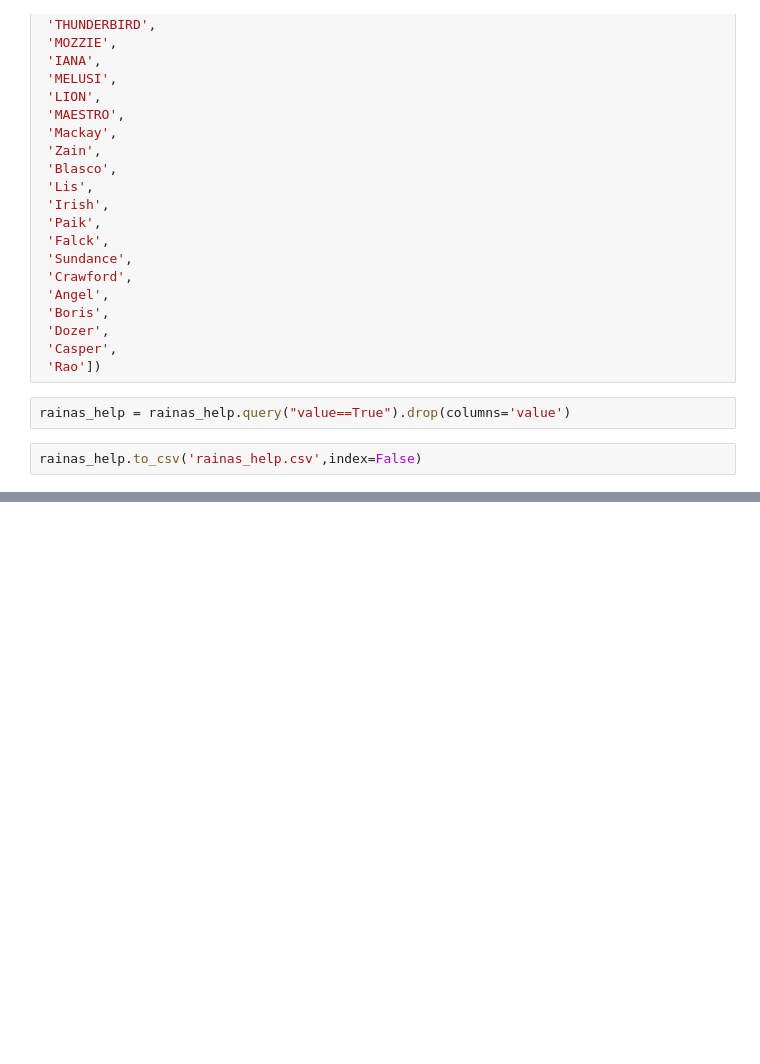
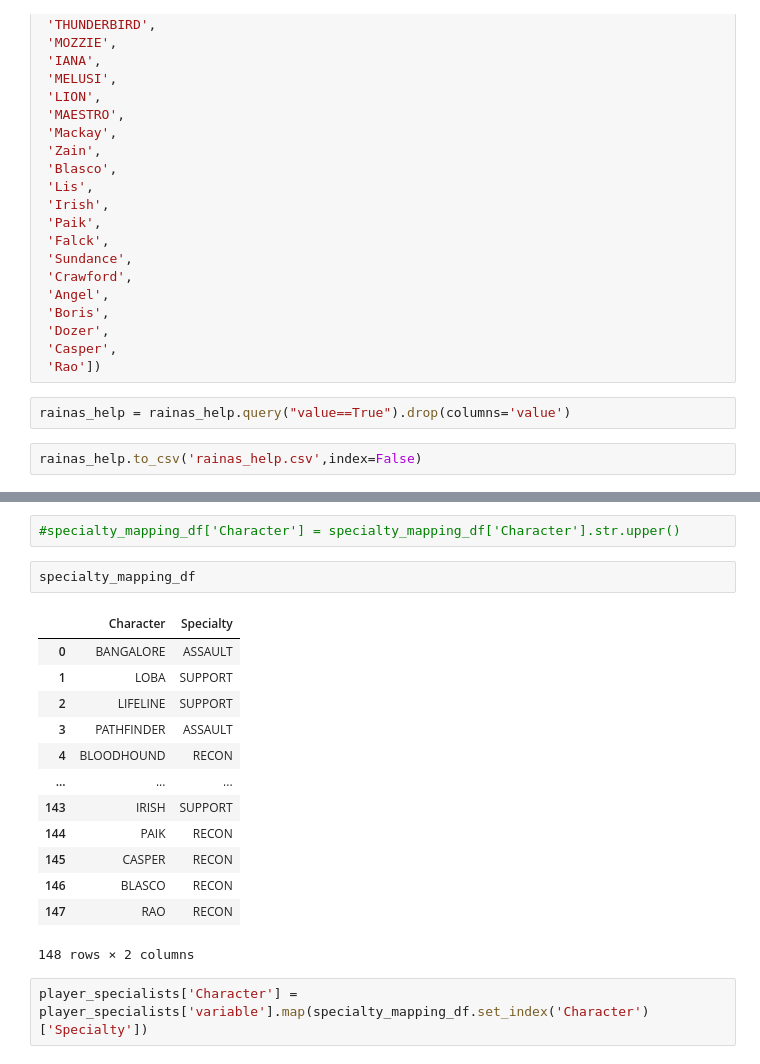
Before and after one commit to samielzaret7/Gaming_Project, a Jupyter notebook: notebooks/players_eda.ipynb, the cells around one changed output, grey strips where cells are left out. Drawn from its saved outputs; the diff is of its cells as text; blank space fills up the shorter version.

```diff
--- a/notebooks/players_eda.ipynb
+++ b/notebooks/players_eda.ipynb
@@ -961,0 +981,20 @@ rainas_help.to_csv('rainas_help.csv',index=False)
+# %%
+#specialty_mapping_df['Character'] = specialty_mapping_df['Character'].str.upper()
+# %%
+specialty_mapping_df
+# %% [output]
+|  | Character | Specialty |
+| 0 | BANGALORE | ASSAULT |
+| 1 | LOBA | SUPPORT |
+| 2 | LIFELINE | SUPPORT |
+| 3 | PATHFINDER | ASSAULT |
+| 4 | BLOODHOUND | RECON |
+| ... | ... | ... |
+| 143 | IRISH | SUPPORT |
+| 144 | PAIK | RECON |
+| 145 | CASPER | RECON |
+| 146 | BLASCO | RECON |
+| 147 | RAO | RECON |
+148 rows × 2 columns
+# %%
+player_specialists['Character'] = player_specialists['variable'].map(specialty_mapping_df.set_index('Character')['Specialty'])
```
Also changed, not shown: parts of 6 cells of this notebook, 11 other files.
